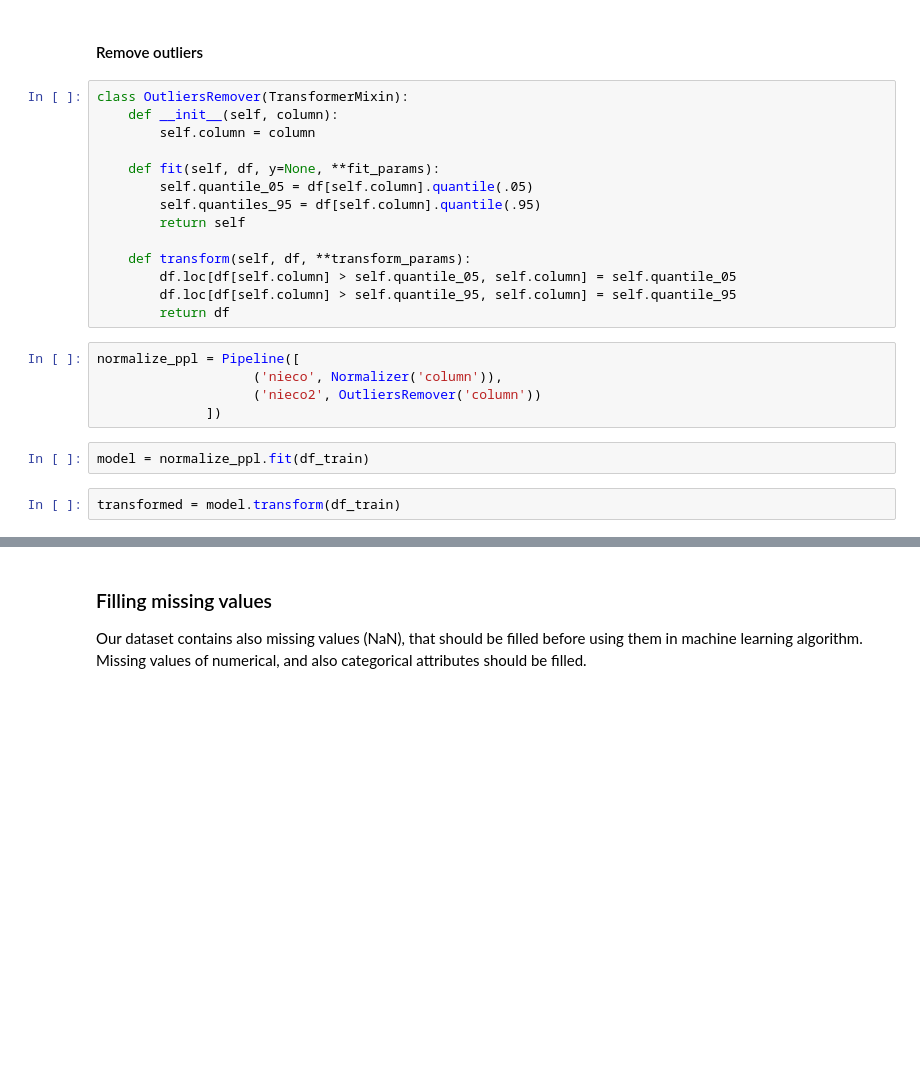
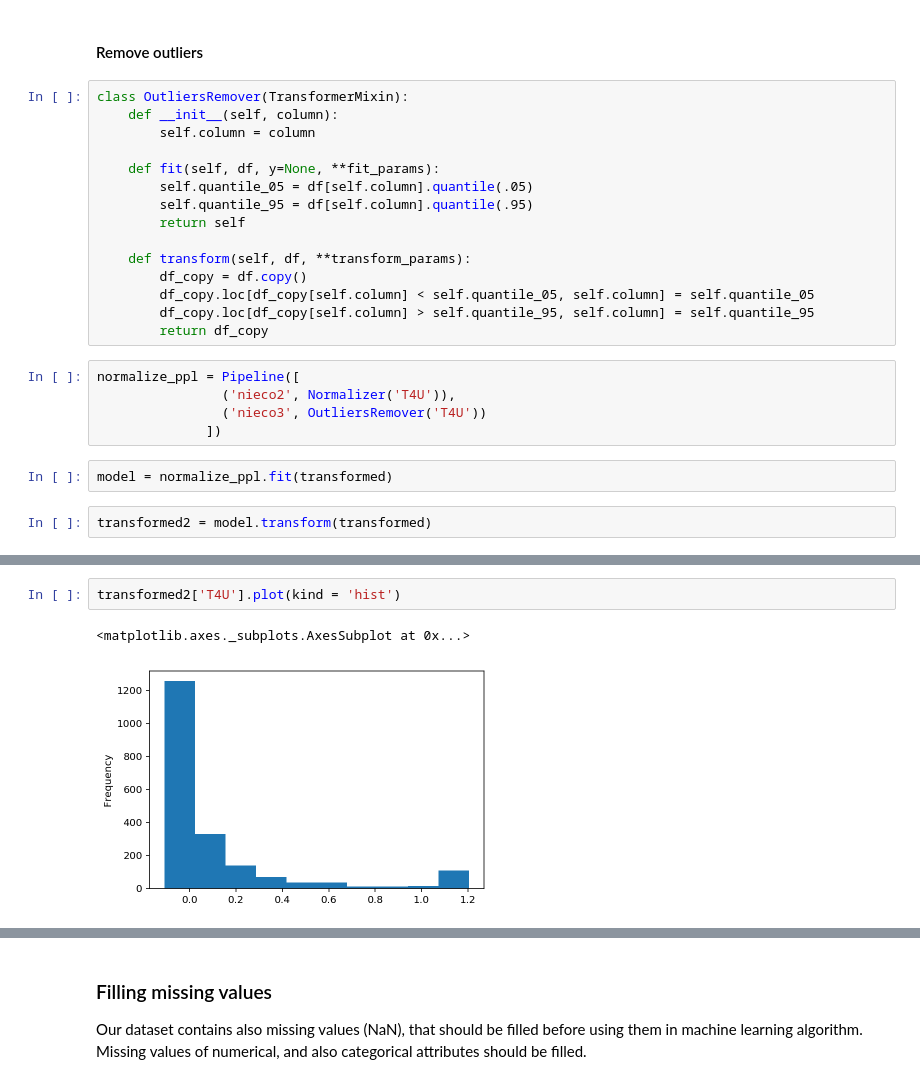
Before and after one commit to pmacinec/iau-project, a Jupyter notebook: macinec_janik_project1_preprocessing.ipynb, the cells around one changed output, grey strips where cells are left out. Saved outputs shown, nothing was run; the diff lists cells and outputs as text; blank space fills up the shorter version.

```diff
--- a/macinec_janik_project1_preprocessing.ipynb
+++ b/macinec_janik_project1_preprocessing.ipynb
@@ -281,19 +472,20 @@ class OutliersRemover(TransformerMixin):
 
     def fit(self, df, y=None, **fit_params):
         self.quantile_05 = df[self.column].quantile(.05)
-        self.quantiles_95 = df[self.column].quantile(.95)
+        self.quantile_95 = df[self.column].quantile(.95)
         return self
 
     def transform(self, df, **transform_params):
-        df.loc[df[self.column] > self.quantile_05, self.column] = self.quantile_05
-        df.loc[df[self.column] > self.quantile_95, self.column] = self.quantile_95
-        return df
+        df_copy = df.copy()
+        df_copy.loc[df_copy[self.column] < self.quantile_05, self.column] = self.quantile_05
+        df_copy.loc[df_copy[self.column] > self.quantile_95, self.column] = self.quantile_95
+        return df_copy
 # %%
 normalize_ppl = Pipeline([
-                    ('nieco', Normalizer('column')),
-                    ('nieco2', OutliersRemover('column'))
+                ('nieco2', Normalizer('T4U')),
+                ('nieco3', OutliersRemover('T4U'))
               ])
 # %%
-model = normalize_ppl.fit(df_train)
+model = normalize_ppl.fit(transformed)
 # %%
-transformed = model.transform(df_train)
+transformed2 = model.transform(transformed)
@@ -299,0 +504,5 @@ transformed = model.transform(df_train)
+# %%
+transformed2['T4U'].plot(kind = 'hist')
+# %% [output]
+<matplotlib.axes._subplots.AxesSubplot at 0x...>
+[figure, added]
```
Also changed, not shown: parts of 83 cells of this notebook.
